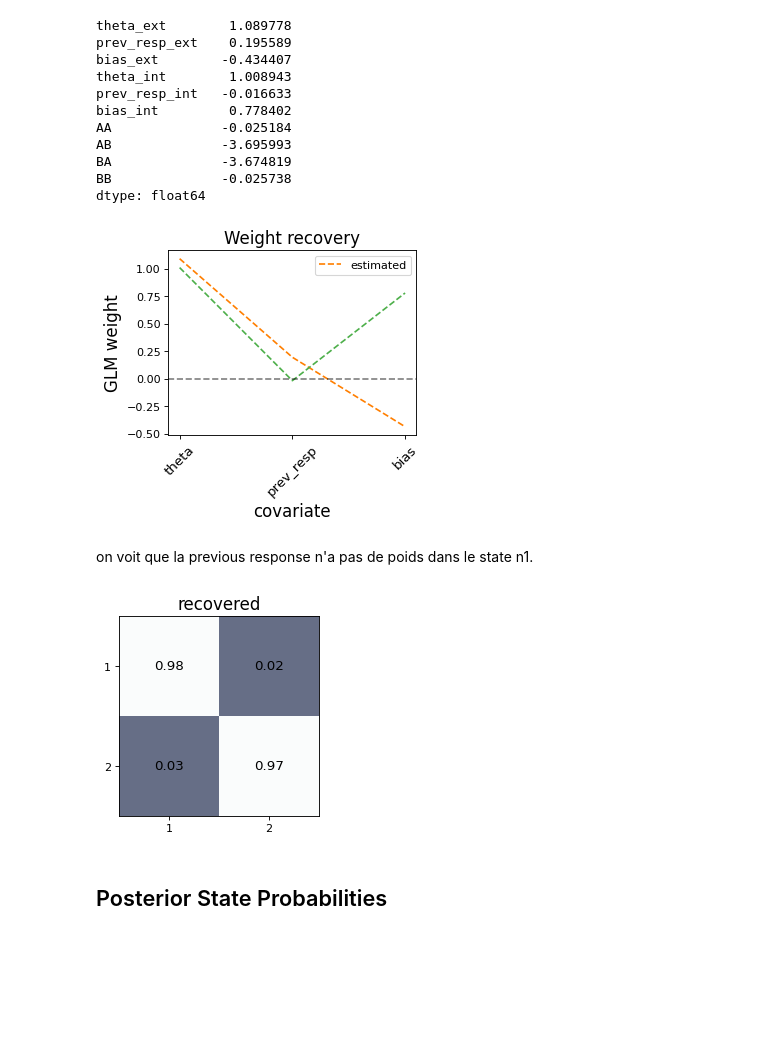
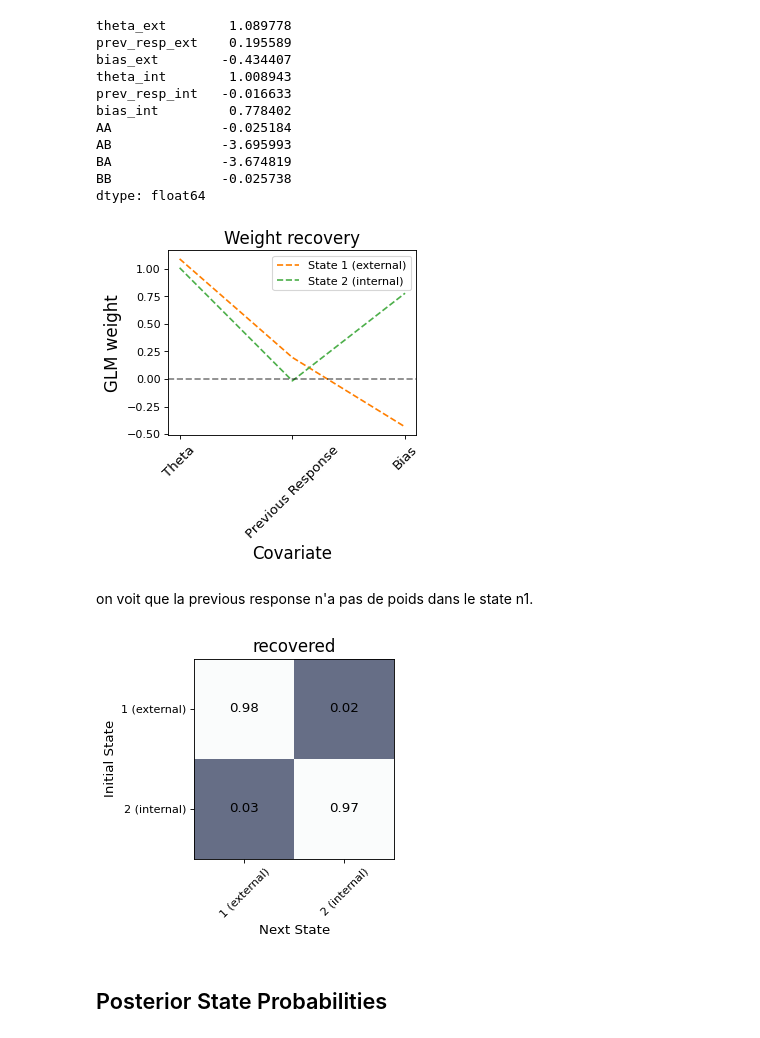
Before and after one commit to cocoltre/Visual-Perception, a Jupyter notebook: GLM_HMM_predictive_templates.ipynb, the cells around one changed output. Cells and saved outputs as stored; diff of their text form; code cells hidden in the pictures; blank space fills up the shorter version.

Commit message:
better plots

```diff
--- a/GLM_HMM_predictive_templates.ipynb
+++ b/GLM_HMM_predictive_templates.ipynb
@@ -353,25 +397,25 @@ recovered_trans_mat = np.exp(param_init_ext_int[6:10].reshape(2,2))
 # %%
 fig = plt.figure(figsize=(4, 3), dpi=80, facecolor='w', edgecolor='k')
 cols = ['#ff7f00', '#4daf4a', '#377eb8',  '#8B0000', '#000000']
 for k in range(num_states):
     if k==0:
         plt.plot(range(input_dim), -recovered_weights[k][0], color=cols[k],
-                     lw=1.5,  label = "estimated", linestyle = '--')
+                     lw=1.5,  label = "State 1 (external)", linestyle = '--')
     else:
         plt.plot(range(input_dim), -recovered_weights[k][0], color=cols[k],
-                     lw=1.5,  label = '', linestyle = '--')
+                     lw=1.5,  label = 'State 2 (internal)', linestyle = '--')
 plt.yticks(fontsize=10)
 plt.ylabel("GLM weight", fontsize=15)
-plt.xlabel("covariate", fontsize=15)
-plt.xticks([0, 1, 2], ['theta', 'prev_resp', 'bias'], fontsize=12, rotation=45)
-#plt.xticks([0, 1], ['theta', 'prev_resp'], fontsize=12, rotation=45)
+plt.xlabel("Covariate", fontsize=15)
+plt.xticks([0, 1, 2], ['Theta', 'Previous Response', 'Bias'], fontsize=12, rotation=45)
+#plt.xticks([0, 1], ['Theta', 'Previous Response'], fontsize=12, rotation=45)
 plt.axhline(y=0, color="k", alpha=0.5, ls="--")
 plt.legend()
 plt.title("Weight recovery", fontsize=15)
-plt.savefig(root_dir + '/plots/weight_recovery_orientation.png')
+plt.savefig(root_dir + '/plots/weight_recovery_orientation.png', bbox_inches='tight')
 plt.show()
 # %% [output]
-[figure, old version]
+[figure, new version]
 # %% [markdown]
 on voit que la previous response n'a pas de poids dans le state n1.
 # %%
@@ -382,15 +426,17 @@ for i in range(recovered_trans_mat.shape[0]):
         text = plt.text(j, i, str(np.around(recovered_trans_mat[i, j], decimals=2)), ha="center", va="center",
                         color="k", fontsize=12)
 plt.xlim(-0.5, num_states - 0.5)
-plt.xticks(range(0, num_states), ('1', '2'), fontsize=10)
-plt.yticks(range(0, num_states), ('1', '2'), fontsize=10)
+plt.xticks(range(0, num_states), ('1 (external)', '2 (internal)'), fontsize=10, rotation=45)
+plt.yticks(range(0, num_states), ('1 (external)', '2 (internal)'), fontsize=10)
 plt.ylim(num_states - 0.5, -0.5)
+plt.xlabel('Next State', fontsize=12)
+plt.ylabel('Initial State', fontsize=12)
 plt.title("recovered", fontsize = 15)
 plt.subplots_adjust(0, 0, 1, 1)
-plt.savefig(root_dir + '/plots/transitions_orientation.png')
+plt.savefig(root_dir + '/plots/transitions_orientation.png', bbox_inches='tight')
 plt.show()
 # %% [output]
-[figure, old version]
+[figure, new version]
 # %% [markdown]
 ## Posterior State Probabilities
 # %% [markdown]
```
Also changed, not shown: parts of 7 cells of this notebook, 6 other files.
